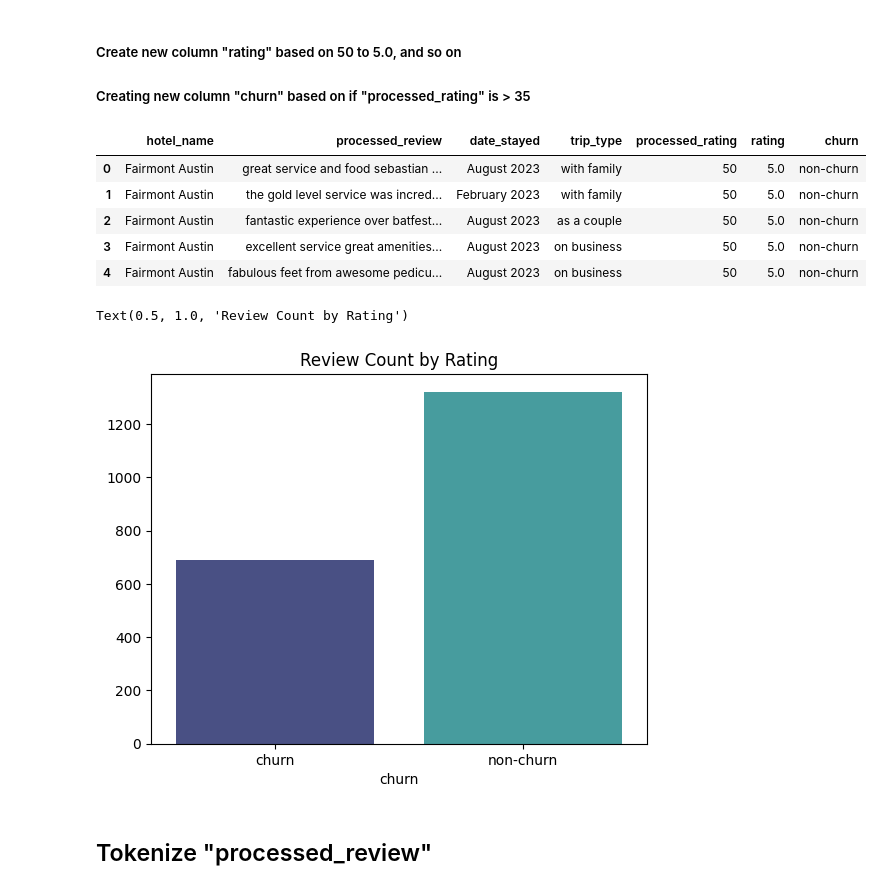
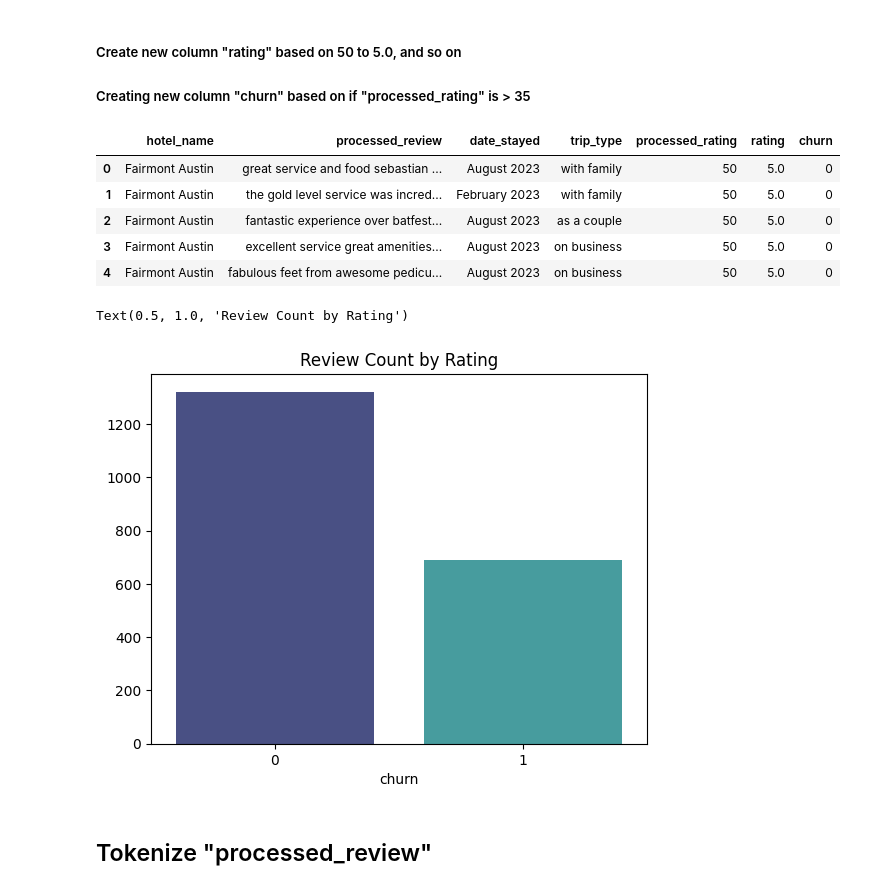
Before and after one commit to duynlq/reviews-prediction, a Jupyter notebook: ANALYSIS.ipynb, the cells around one changed output. Drawn from its saved outputs; the diff is of its cells as text; code cells hidden in the pictures.

```diff
--- a/ANALYSIS.ipynb
+++ b/ANALYSIS.ipynb
@@ -43,21 +43,21 @@ df.head()
 ##### Creating new column "churn" based on if "processed_rating" is > 35
 # %%
 df['rating'] = df['processed_rating']/10
-df['churn'] = df['rating'].apply(lambda x: 'non-churn' if x > 3.5 else 'churn')
+df['churn'] = df['rating'].apply(lambda x: 0 if x > 3.5 else 1)
 df.head()
 # %% [output]
 |  | hotel_name | processed_review | date_stayed | trip_type | processed_rating | rating | churn |
-| 0 | Fairmont Austin | great service and food sebastian ... | August 2023 | with family | 50 | 5.0 | non-churn |
-| 1 | Fairmont Austin | the gold level service was incred... | February 2023 | with family | 50 | 5.0 | non-churn |
-| 2 | Fairmont Austin | fantastic experience over batfest... | August 2023 | as a couple | 50 | 5.0 | non-churn |
-| 3 | Fairmont Austin | excellent service great amenities... | August 2023 | on business | 50 | 5.0 | non-churn |
-| 4 | Fairmont Austin | fabulous feet from awesome pedicu... | August 2023 | on business | 50 | 5.0 | non-churn |
+| 0 | Fairmont Austin | great service and food sebastian ... | August 2023 | with family | 50 | 5.0 | 0 |
+| 1 | Fairmont Austin | the gold level service was incred... | February 2023 | with family | 50 | 5.0 | 0 |
+| 2 | Fairmont Austin | fantastic experience over batfest... | August 2023 | as a couple | 50 | 5.0 | 0 |
+| 3 | Fairmont Austin | excellent service great amenities... | August 2023 | on business | 50 | 5.0 | 0 |
+| 4 | Fairmont Austin | fabulous feet from awesome pedicu... | August 2023 | on business | 50 | 5.0 | 0 |
 # %%
 grouped = df.groupby('churn')['churn'].count()
 sns.barplot(x = grouped.index, y = grouped.values, palette='mako').set_title('Review Count by Rating')
 # %% [output]
 Text(0.5, 1.0, 'Review Count by Rating')
-[figure, old version]
+[figure, new version]
 # %% [markdown]
 ## Tokenize "processed_review"
 # %%
```
Also changed, not shown: parts of 8 cells of this notebook, 1 other file.
